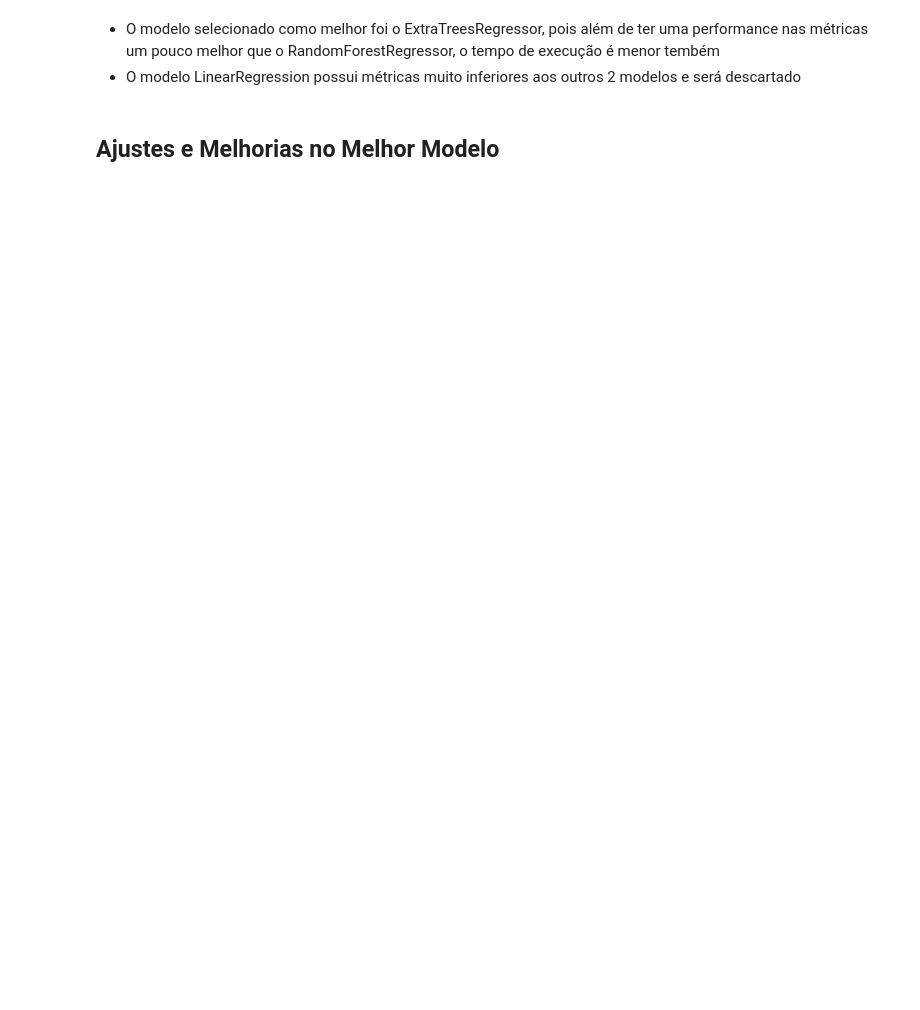
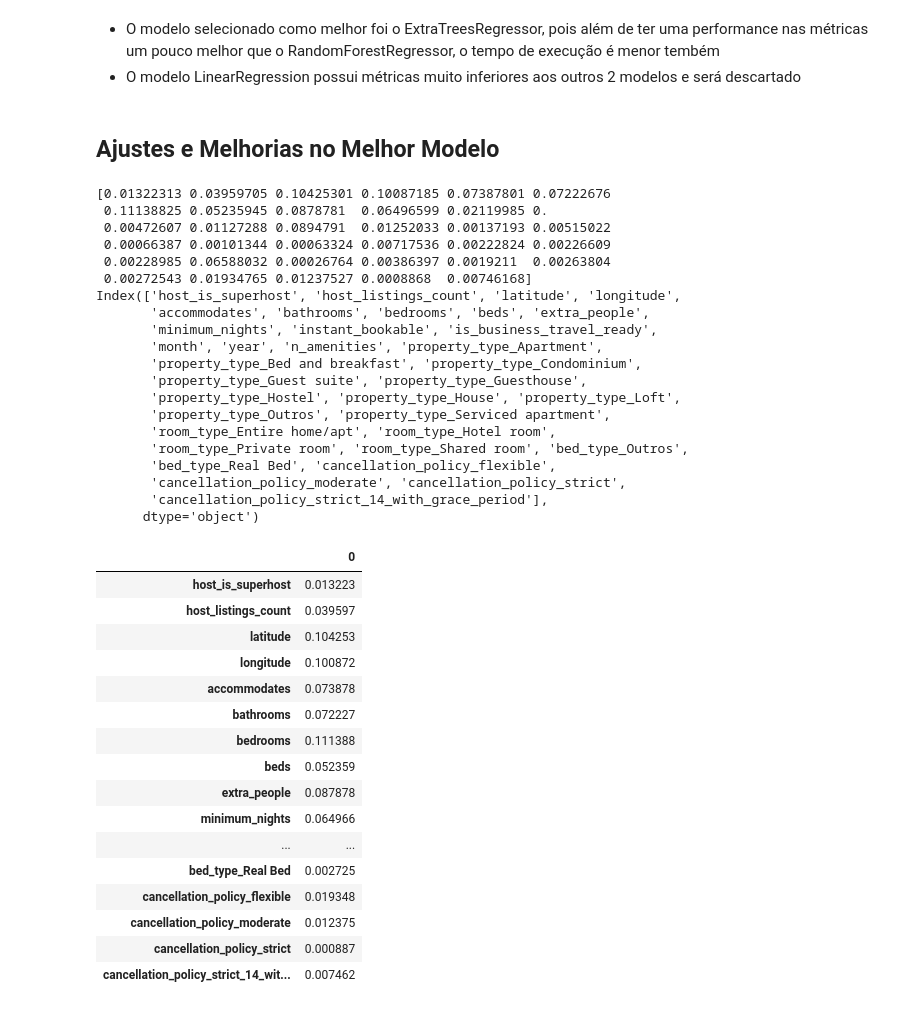
Before and after one commit to mxreira/projeto_ciencia_de_dados, a Jupyter notebook: solucao_airbnb.ipynb, the cells around one changed output. Drawn from its saved outputs; the diff is of its cells as text; code cells hidden in the pictures; blank space fills up the shorter version.

```diff
--- a/solucao_airbnb.ipynb
+++ b/solucao_airbnb.ipynb
@@ -1024,3 +1058,47 @@ Duração: 8.01 segundos
 - O modelo LinearRegression possui métricas muito inferiores aos outros 2 modelos e será descartado
 # %% [markdown]
 <h2>Ajustes e Melhorias no Melhor Modelo</h2>
+# %%
+print(modelo_et.feature_importances_)
+print(X_train.columns)
+
+importancia_features = pd.DataFrame(modelo_et.feature_importances_, X_train.columns)
+display(importancia_features)
+# %% [output]
+[0.01322313 0.03959705 0.10425301 0.10087185 0.07387801 0.07222676
+ 0.11138825 0.05235945 0.0878781  0.06496599 0.02119985 0.
+ 0.00472607 0.01127288 0.0894791  0.01252033 0.00137193 0.00515022
+ 0.00066387 0.00101344 0.00063324 0.00717536 0.00222824 0.00226609
+ 0.00228985 0.06588032 0.00026764 0.00386397 0.0019211  0.00263804
+ 0.00272543 0.01934765 0.01237527 0.0008868  0.00746168]
+Index(['host_is_superhost', 'host_listings_count', 'latitude', 'longitude',
+       'accommodates', 'bathrooms', 'bedrooms', 'beds', 'extra_people',
+       'minimum_nights', 'instant_bookable', 'is_business_travel_ready',
+       'month', 'year', 'n_amenities', 'property_type_Apartment',
+       'property_type_Bed and breakfast', 'property_type_Condominium',
+       'property_type_Guest suite', 'property_type_Guesthouse',
+       'property_type_Hostel', 'property_type_House', 'property_type_Loft',
+       'property_type_Outros', 'property_type_Serviced apartment',
+       'room_type_Entire home/apt', 'room_type_Hotel room',
+       'room_type_Private room', 'room_type_Shared room', 'bed_type_Outros',
+       'bed_type_Real Bed', 'cancellation_policy_flexible',
+       'cancellation_policy_moderate', 'cancellation_policy_strict',
+       'cancellation_policy_strict_14_with_grace_period'],
+      dtype='object')
+|  | 0 |
+| host_is_superhost | 0.013223 |
+| host_listings_count | 0.039597 |
+| latitude | 0.104253 |
+| longitude | 0.100872 |
+| accommodates | 0.073878 |
+| bathrooms | 0.072227 |
+| bedrooms | 0.111388 |
+| beds | 0.052359 |
+| extra_people | 0.087878 |
+| minimum_nights | 0.064966 |
+| ... | ... |
+| bed_type_Real Bed | 0.002725 |
+| cancellation_policy_flexible | 0.019348 |
+| cancellation_policy_moderate | 0.012375 |
+| cancellation_policy_strict | 0.000887 |
+| cancellation_policy_strict_14_wit... | 0.007462 |
```
Also changed, not shown: parts of 17 cells of this notebook.
